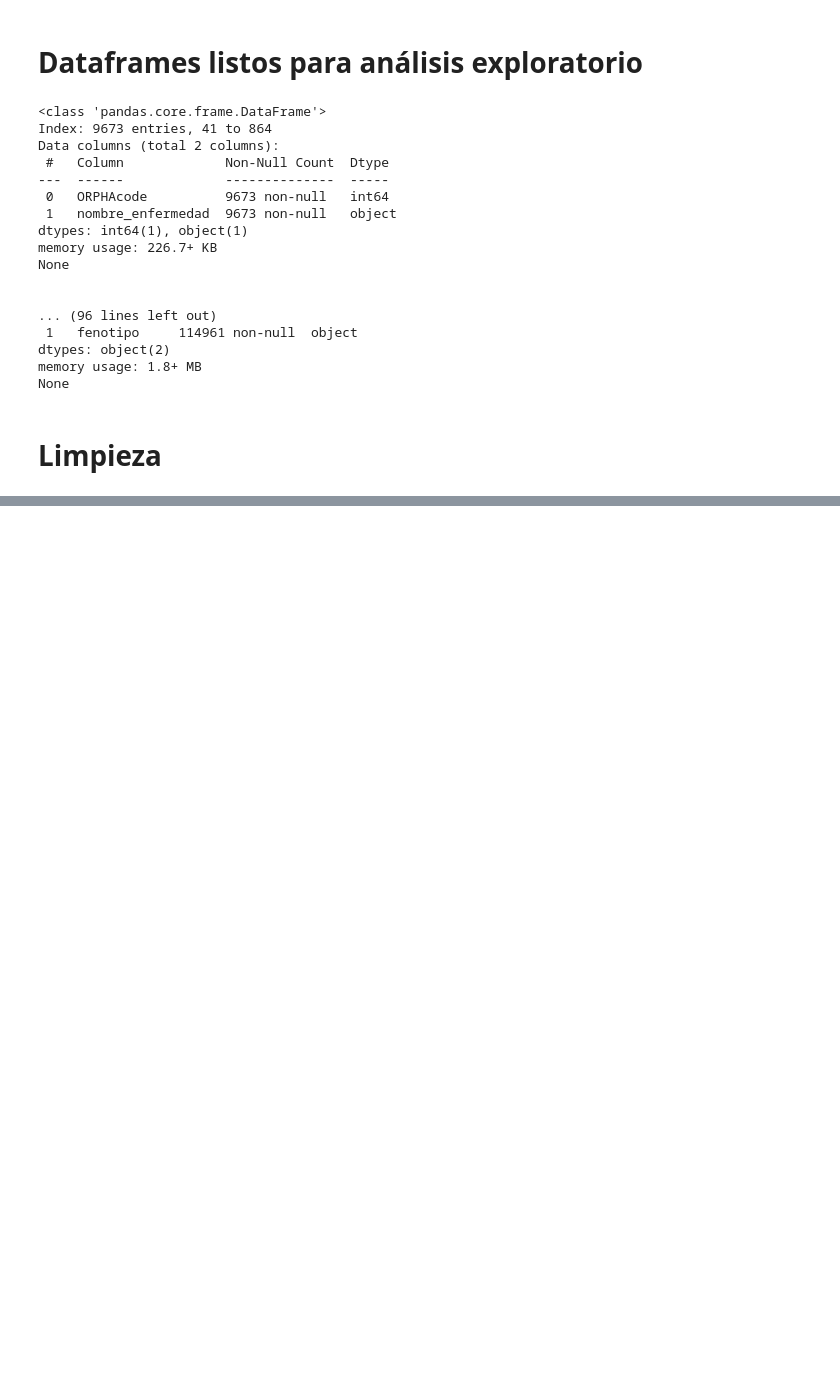
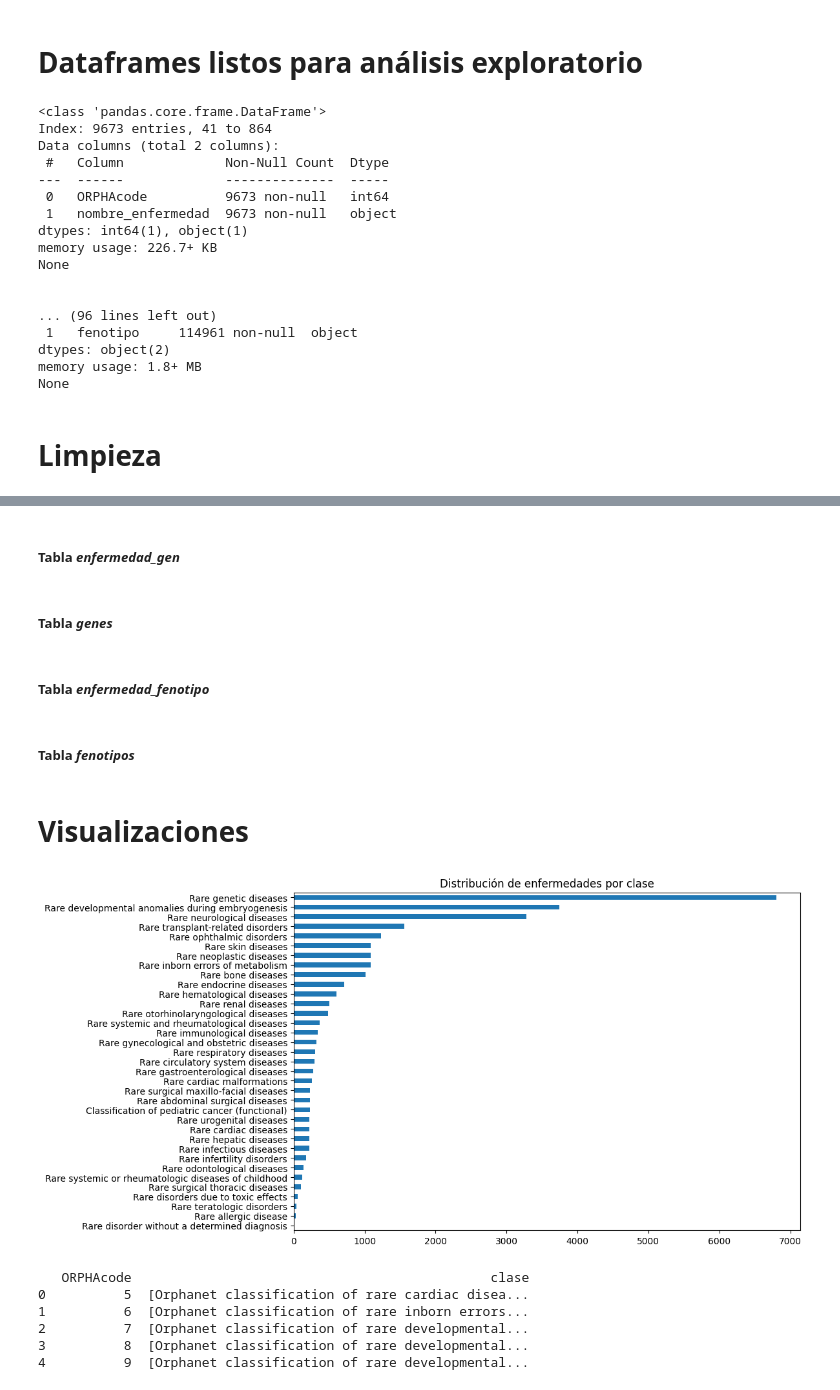
Before and after one commit to Muriburu/ITAcademy, a Jupyter notebook: Sprint 10 - Pràctica final/Code/Tratamiento_datos_Orphadata.ipynb, the cells around one changed output, grey strips where cells are left out. Saved outputs shown, nothing was run; the diff lists cells and outputs as text; code cells hidden in the pictures; blank space fills up the shorter version.

Commit message:
primeras visualizaciones orphadata

```diff
--- a/Sprint 10 - Pràctica final/Code/Tratamiento_datos_Orphadata.ipynb
+++ b/Sprint 10 - Pràctica final/Code/Tratamiento_datos_Orphadata.ipynb
@@ -531,0 +558,4 @@ len(enfermedades['ORPHAcode'].unique())
+# %%
+clasificacion.loc[:, "clase"] = clasificacion["clase"].str.replace(
+    "Orphanet classification of ", "", regex=False
+).str.capitalize()
@@ -531,0 +566,38 @@ len(enfermedades['ORPHAcode'].unique())
+# %% [markdown]
+##### Tabla *enfermedad_gen*
+# %% [markdown]
+##### Tabla *genes*
+# %% [markdown]
+##### Tabla *enfermedad_fenotipo*
+# %% [markdown]
+##### Tabla *fenotipos*
+# %% [markdown]
+# Visualizaciones
+# %%
+# Suponiendo que df es tu DataFrame original
+conteo_clases = clasificacion.groupby("clase")["nombre_enfermedad"].count().sort_values()
+
+# Graficar el pastel
+conteo_clases.plot.barh(
+    figsize=(12, 6),
+    legend=False,
+    title="Distribución de enfermedades por clase"
+)
+
+plt.ylabel("")  # Ocultar la etiqueta del eje y
+plt.tight_layout()
+plt.show()
+# %% [output]
+[figure, added]
+# %%
+# Suponiendo que 'clasificacion' es tu DataFrame con 4 columnas
+clasificaciones_agregadas = clasificacion.groupby('ORPHAcode')['clase'].apply(list).reset_index()
+
+print(clasificaciones_agregadas.head())
+# %% [output]
+   ORPHAcode                                              clase
+0          5  [Orphanet classification of rare cardiac disea...
+1          6  [Orphanet classification of rare inborn errors...
+2          7  [Orphanet classification of rare developmental...
+3          8  [Orphanet classification of rare developmental...
+4          9  [Orphanet classification of rare developmental...
```
Also changed, not shown: parts of 12 cells of this notebook.
